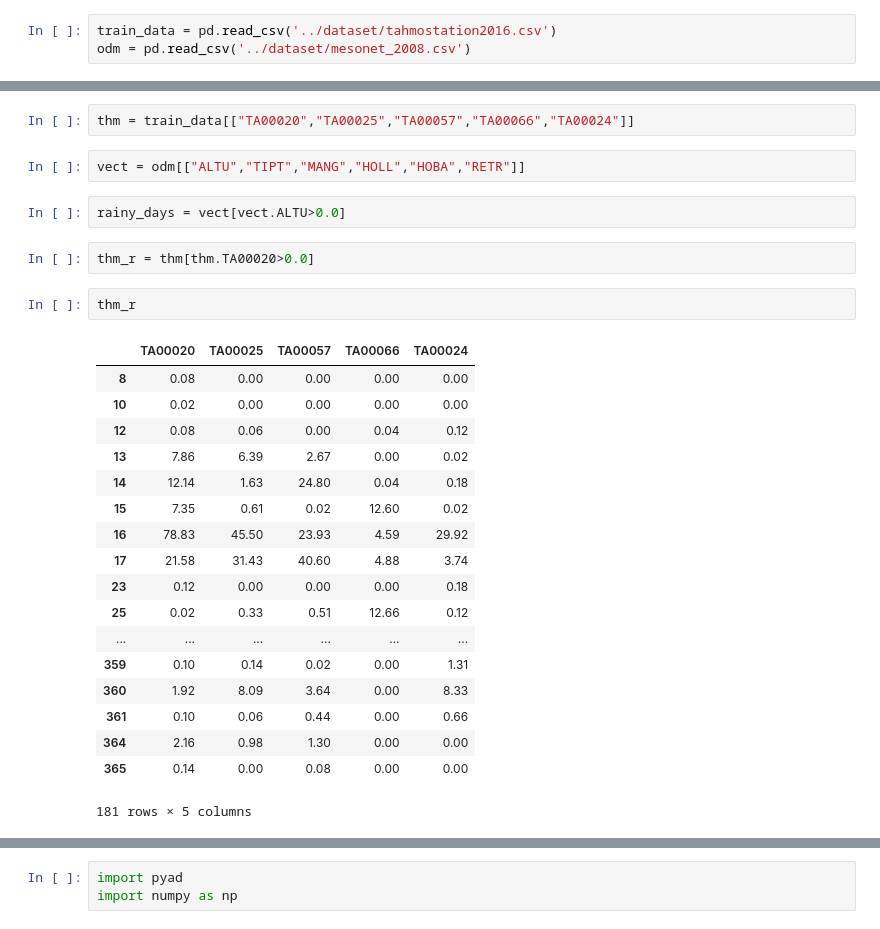
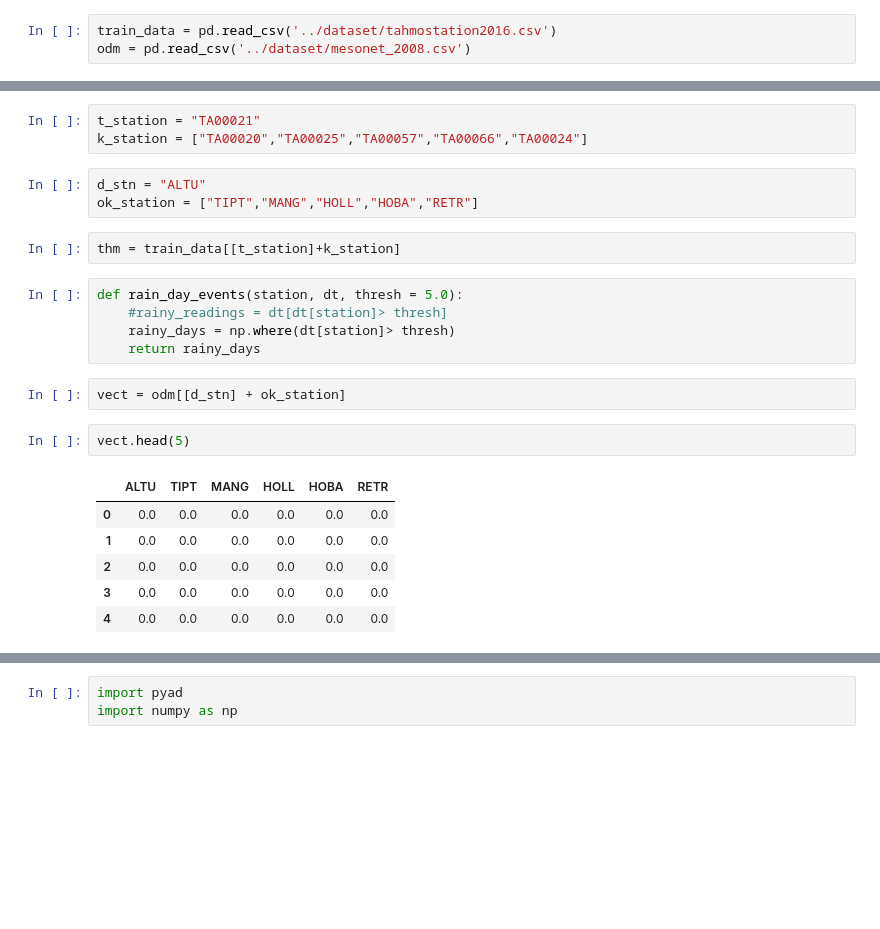
Before and after one commit to SensorDX/rainqc, a Jupyter notebook: experiments/notebooks/dataanlysis.ipynb, the cells around one changed output, grey strips where cells are left out. Drawn from its saved outputs; the diff is of its cells as text; blank space fills up the shorter version.

```diff
--- a/experiments/notebooks/dataanlysis.ipynb
+++ b/experiments/notebooks/dataanlysis.ipynb
@@ -10,29 +9,24 @@ d_stn = "ALTU"
 # %%
-thm = train_data[["TA00020","TA00025","TA00057","TA00066","TA00024"]]
+t_station = "TA00021"
+k_station = ["TA00020","TA00025","TA00057","TA00066","TA00024"]
 # %%
-vect = odm[["ALTU","TIPT","MANG","HOLL","HOBA","RETR"]]
+d_stn = "ALTU"
+ok_station = ["TIPT","MANG","HOLL","HOBA","RETR"]
-# %%
-rainy_days = vect[vect.ALTU>0.0]
-# %%
-thm_r = thm[thm.TA00020>0.0]
-# %%
-thm_r
-# %% [output]
-|  | TA00020 | TA00025 | TA00057 | TA00066 | TA00024 |
-| 8 | 0.08 | 0.00 | 0.00 | 0.00 | 0.00 |
-| 10 | 0.02 | 0.00 | 0.00 | 0.00 | 0.00 |
-| 12 | 0.08 | 0.06 | 0.00 | 0.04 | 0.12 |
-| 13 | 7.86 | 6.39 | 2.67 | 0.00 | 0.02 |
-| 14 | 12.14 | 1.63 | 24.80 | 0.04 | 0.18 |
-| 15 | 7.35 | 0.61 | 0.02 | 12.60 | 0.02 |
-| 16 | 78.83 | 45.50 | 23.93 | 4.59 | 29.92 |
-| 17 | 21.58 | 31.43 | 40.60 | 4.88 | 3.74 |
-| 23 | 0.12 | 0.00 | 0.00 | 0.00 | 0.18 |
-| 25 | 0.02 | 0.33 | 0.51 | 12.66 | 0.12 |
-| ... | ... | ... | ... | ... | ... |
-| 359 | 0.10 | 0.14 | 0.02 | 0.00 | 1.31 |
-| 360 | 1.92 | 8.09 | 3.64 | 0.00 | 8.33 |
-| 361 | 0.10 | 0.06 | 0.44 | 0.00 | 0.66 |
-| 364 | 2.16 | 0.98 | 1.30 | 0.00 | 0.00 |
-| 365 | 0.14 | 0.00 | 0.08 | 0.00 | 0.00 |
-181 rows × 5 columns
+# %%
+thm = train_data[[t_station]+k_station]
+# %%
+def rain_day_events(station, dt, thresh = 5.0):
+    #rainy_readings = dt[dt[station]> thresh]
+    rainy_days = np.where(dt[station]> thresh)
+    return rainy_days
+# %%
+vect = odm[[d_stn] + ok_station]
+# %%
+vect.head(5)
+# %% [output]
+|  | ALTU | TIPT | MANG | HOLL | HOBA | RETR |
+| 0 | 0.0 | 0.0 | 0.0 | 0.0 | 0.0 | 0.0 |
+| 1 | 0.0 | 0.0 | 0.0 | 0.0 | 0.0 | 0.0 |
+| 2 | 0.0 | 0.0 | 0.0 | 0.0 | 0.0 | 0.0 |
+| 3 | 0.0 | 0.0 | 0.0 | 0.0 | 0.0 | 0.0 |
+| 4 | 0.0 | 0.0 | 0.0 | 0.0 | 0.0 | 0.0 |
```
Also changed, not shown: parts of 15 cells of this notebook, 14 other files.
